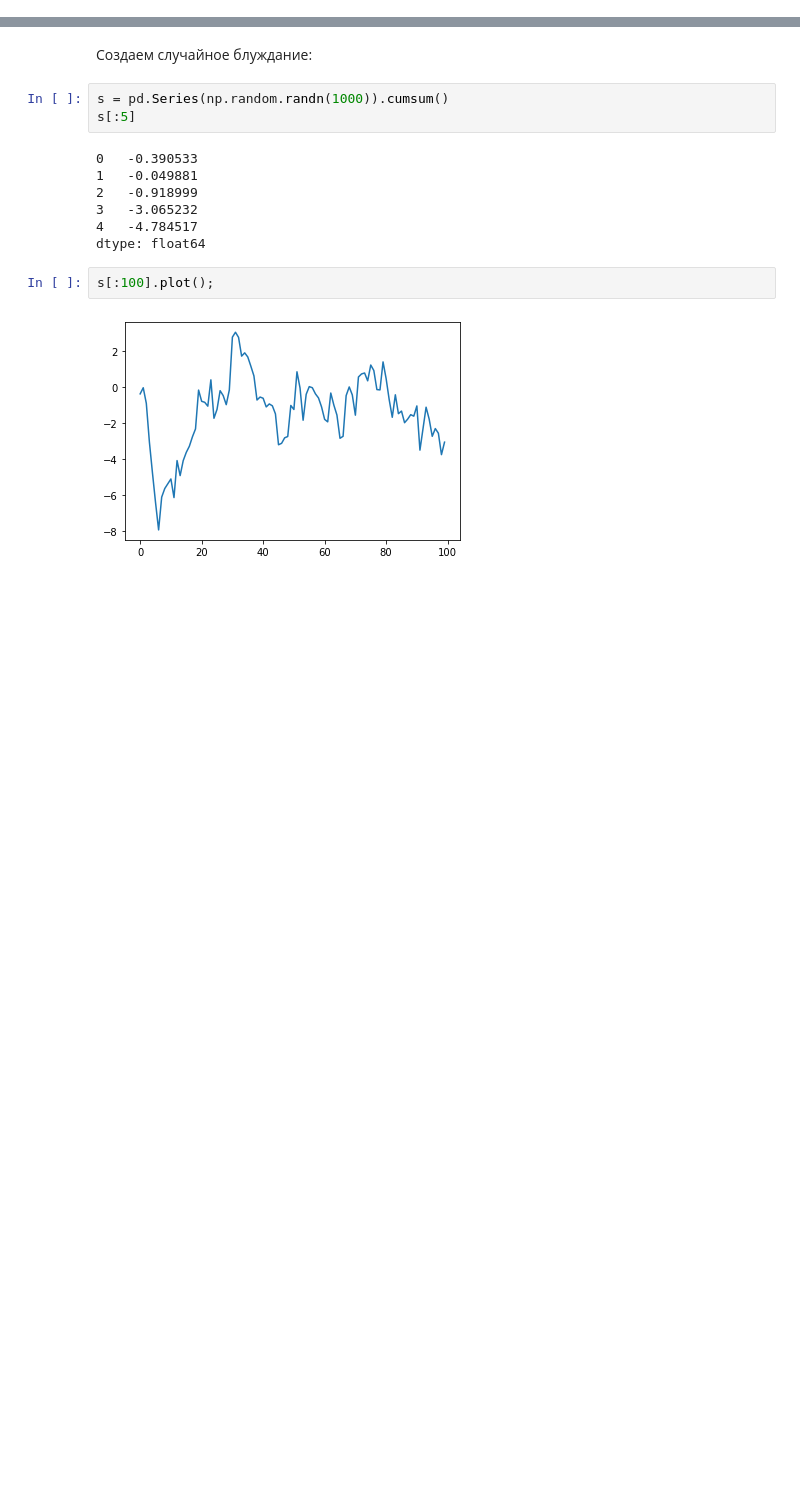
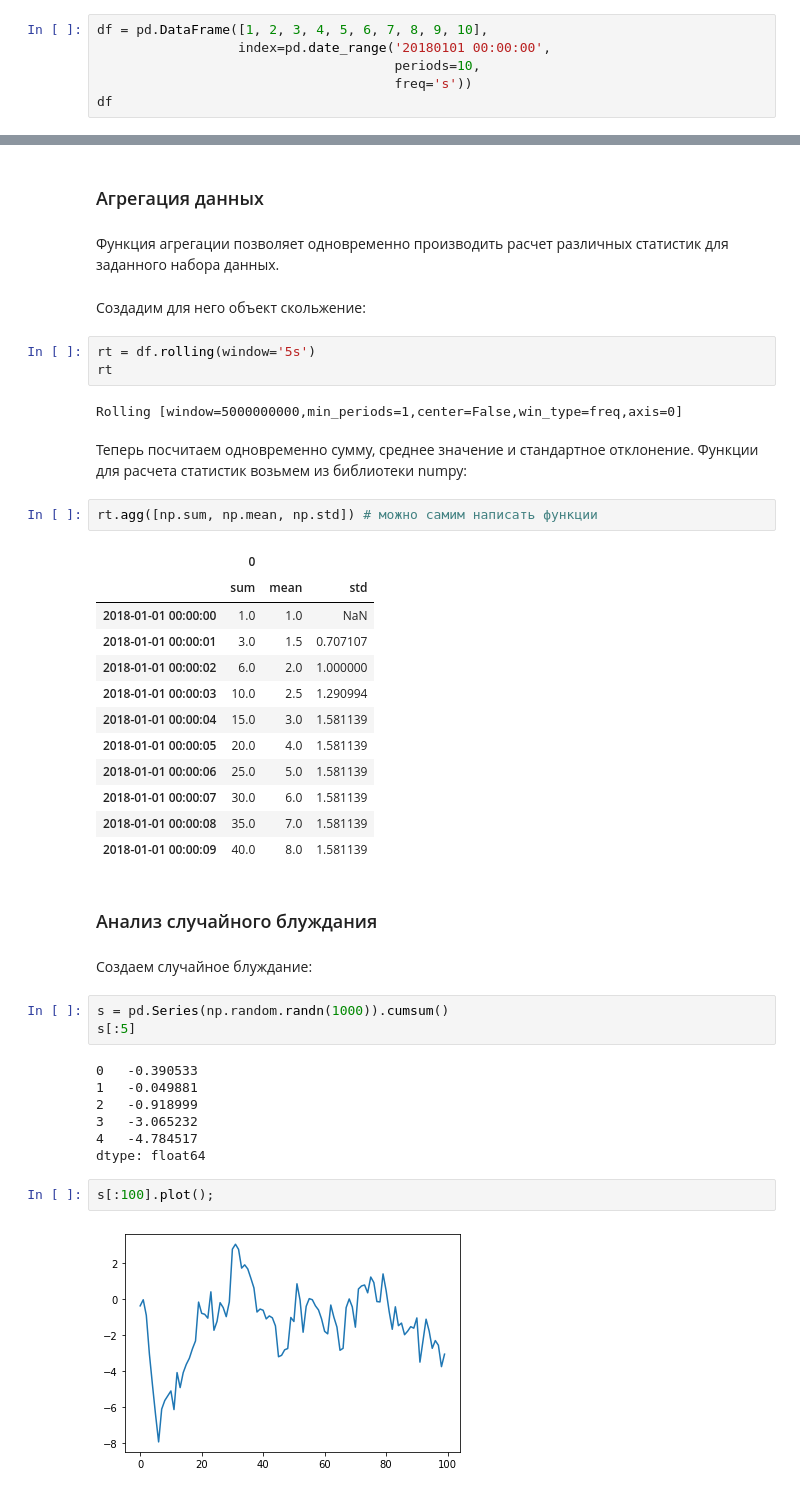
Before and after one commit to dm-fedorov/pandas_basic, a Jupyter notebook: кейсы по анализу данных/Операции_со_скользящим_окном.ipynb, the cells around one changed output, grey strips where cells are left out. Cells and saved outputs as stored; diff of their text form; blank space fills up the shorter version.

```diff
--- a/кейсы по анализу данных/Операции_со_скользящим_окном.ipynb
+++ b/кейсы по анализу данных/Операции_со_скользящим_окном.ipynb
@@ -5,0 +79,6 @@ import pandas as pd
+# %%
+df = pd.DataFrame([1, 2, 3, 4, 5, 6, 7, 8, 9, 10],
+                  index=pd.date_range('20180101 00:00:00',
+                                      periods=10,
+                                      freq='s'))
+df
@@ -6,3 +136,34 @@ import pandas as pd
+# %% [markdown]
+### Агрегация данных
+# %% [markdown]
+Функция агрегации позволяет одновременно производить расчет различных статистик для заданного набора данных.
+# %% [markdown]
+Создадим для него объект скольжение:
+# %%
+rt = df.rolling(window='5s')
+rt
+# %% [output]
+Rolling [window=5000000000,min_periods=1,center=False,win_type=freq,axis=0]
+# %% [markdown]
+Теперь посчитаем одновременно сумму, среднее значение и стандартное отклонение. Функции для расчета статистик возьмем из
+библиотеки numpy:
+# %%
+rt.agg([np.sum, np.mean, np.std]) # можно самим написать функции
+# %% [output]
+|  | 0 |  |  |
+|  | sum | mean | std |
+| 2018-01-01 00:00:00 | 1.0 | 1.0 | NaN |
+| 2018-01-01 00:00:01 | 3.0 | 1.5 | 0.707107 |
+| 2018-01-01 00:00:02 | 6.0 | 2.0 | 1.000000 |
+| 2018-01-01 00:00:03 | 10.0 | 2.5 | 1.290994 |
+| 2018-01-01 00:00:04 | 15.0 | 3.0 | 1.581139 |
+| 2018-01-01 00:00:05 | 20.0 | 4.0 | 1.581139 |
+| 2018-01-01 00:00:06 | 25.0 | 5.0 | 1.581139 |
+| 2018-01-01 00:00:07 | 30.0 | 6.0 | 1.581139 |
+| 2018-01-01 00:00:08 | 35.0 | 7.0 | 1.581139 |
+| 2018-01-01 00:00:09 | 40.0 | 8.0 | 1.581139 |
+# %% [markdown]
+### Анализ случайного блуждания
 # %% [markdown]
 Создаем случайное блуждание:
 # %%
```
Also changed, not shown: parts of 20 cells of this notebook, 14 other files.
